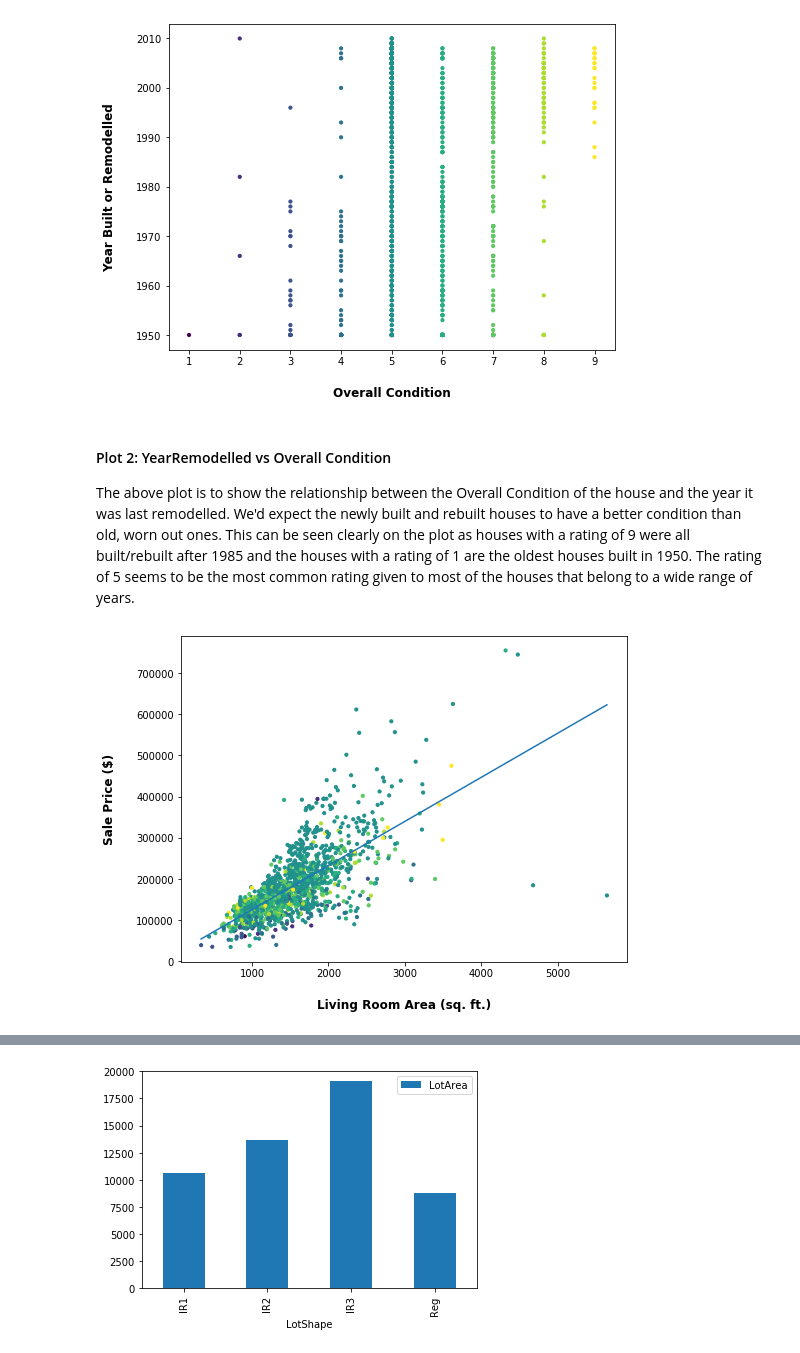
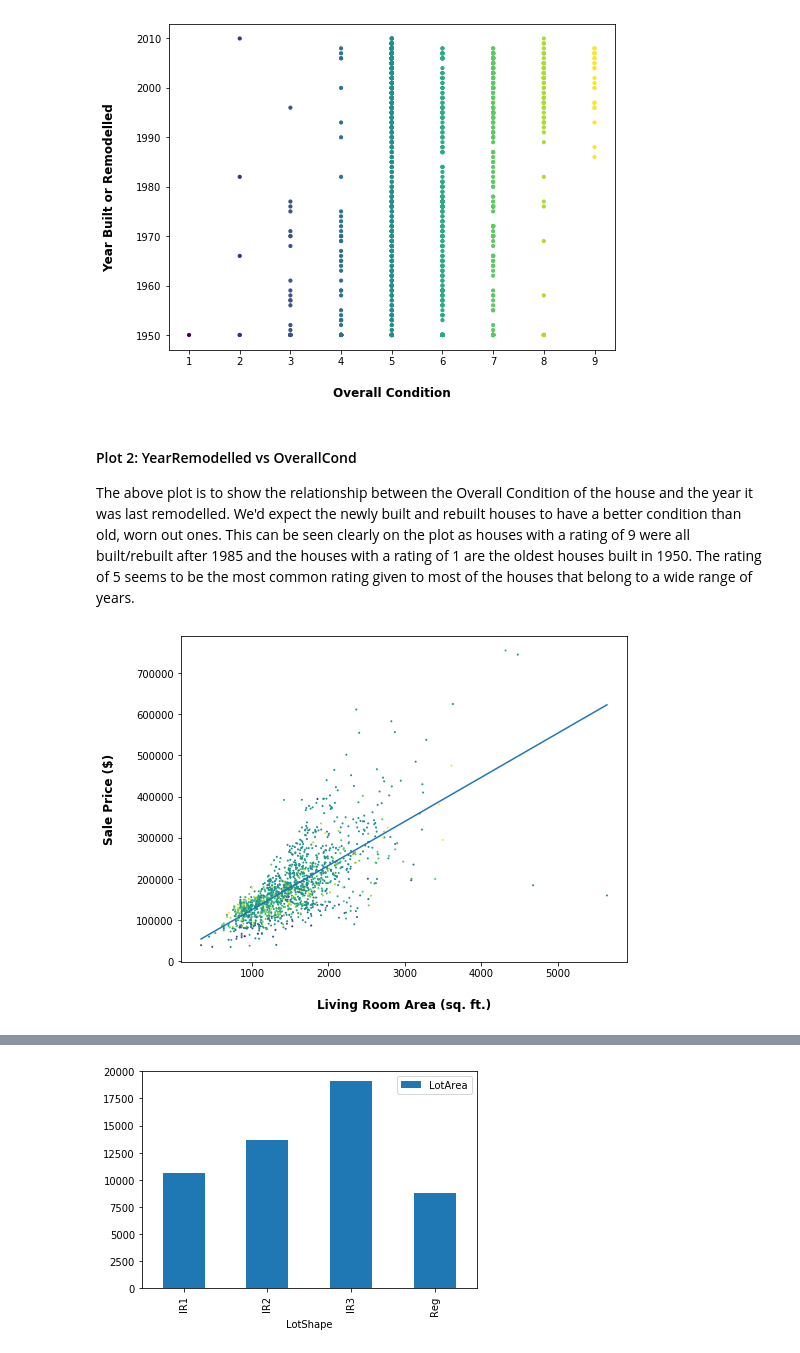
Before and after one commit to rmodi6/house-prices-advanced-regression, a Jupyter notebook: cse519_hw3_modi_ruchit_112685342.ipynb, the cells around one changed output, grey strips where cells are left out. Cells and saved outputs as stored; diff of their text form; code cells hidden in the pictures.

```diff
--- a/cse519_hw3_modi_ruchit_112685342.ipynb
+++ b/cse519_hw3_modi_ruchit_112685342.ipynb
@@ -49,17 +49,17 @@ ylabel = ax.set_ylabel('Year Built or Remodelled', labelpad=20, weight='bold', s
 # %% [output]
 [figure]
 # %% [markdown]
-#### Plot 2: YearRemodelled vs Overall Condition
+#### Plot 2: YearRemodelled vs OverallCond
 The above plot is to show the relationship between the Overall Condition of the house and the year it was last remodelled. We'd expect the newly built and rebuilt houses to have a better condition than old, worn out ones. This can be seen clearly on the plot as houses with a rating of 9 were all built/rebuilt after 1985 and the houses with a rating of 1 are the oldest houses built in 1950. The rating of 5 seems to be the most common rating given to most of the houses that belong to a wide range of years.
 # %%
 # Plot the Sale Price with Living room area
 fig, ax = plt.subplots(figsize=(8, 6))
-plt.scatter(df['GrLivArea'], df['SalePrice'], s=10, c=df['OverallCond'])
+plt.scatter(df['GrLivArea'], df['SalePrice'], s=1, c=df['OverallCond'])
 # Plot a straight line fitting the data points minimizing the squared error
 plt.plot(np.unique(df['GrLivArea']), np.poly1d(np.polyfit(df['GrLivArea'], df['SalePrice'], 1))(np.unique(df['GrLivArea'])))
 ax.set_xlabel('Living Room Area (sq. ft.)', labelpad=20, weight='bold', size=12)
 ylabel = ax.set_ylabel('Sale Price ($)', labelpad=20, weight='bold', size=12)
 # %% [output]
-[figure, old version]
+[figure, new version]
 # %% [markdown]
 #### Plot 3: SalePrice vs GrLivArea
```
Also changed, not shown: parts of 32 cells of this notebook, 1 other file.
